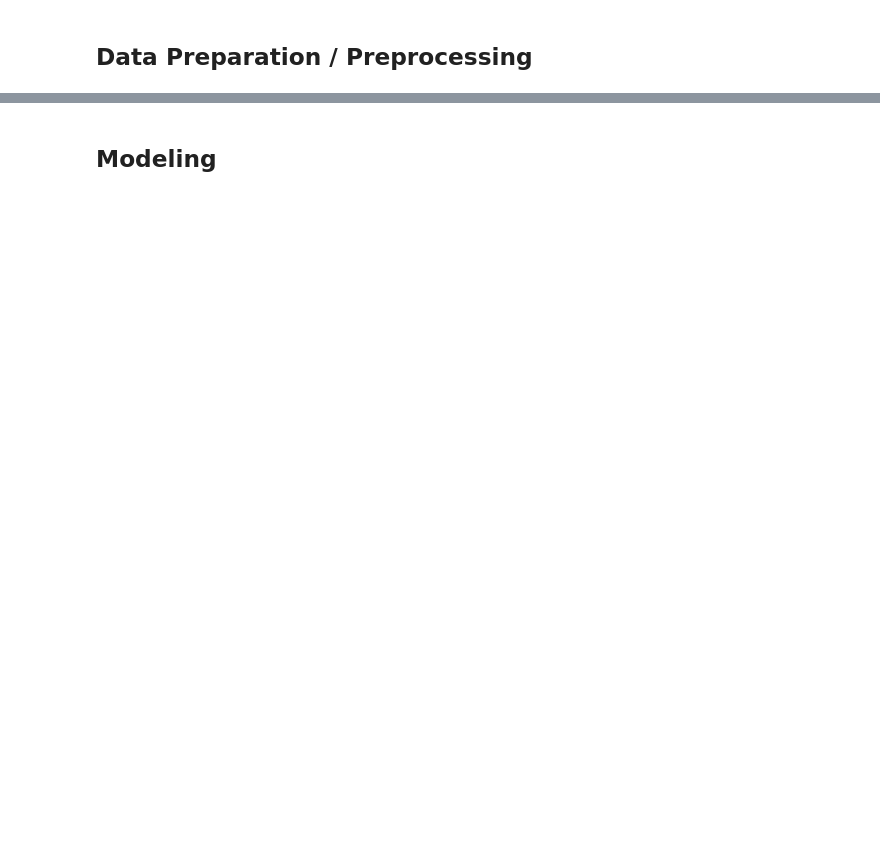
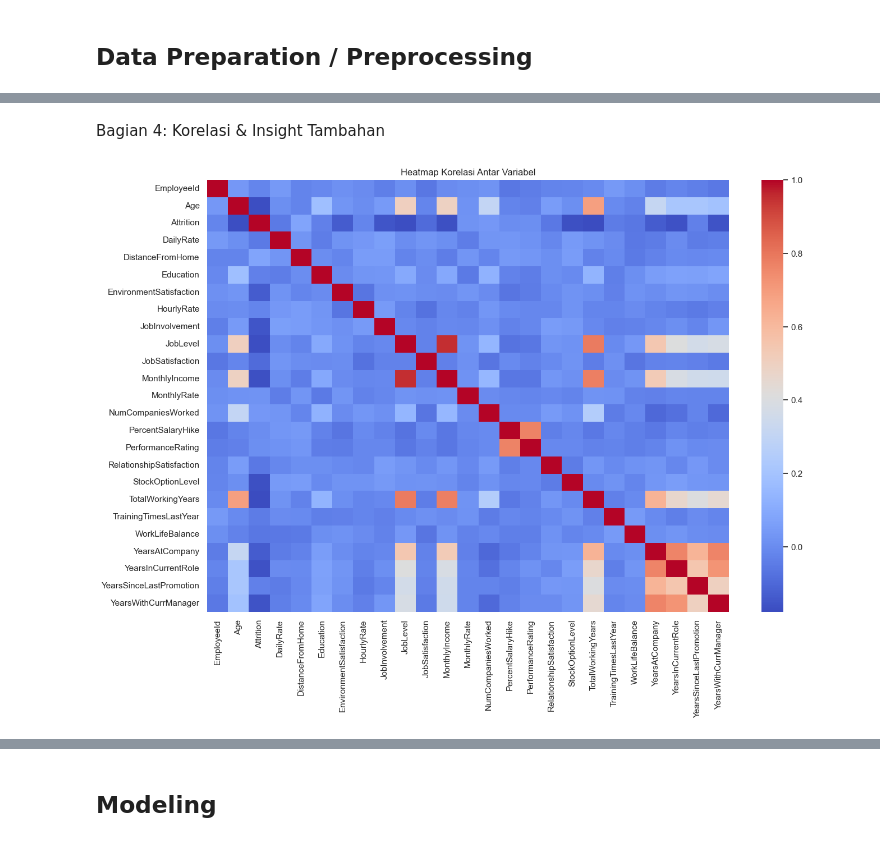
Before and after one commit to AnaRosyidah/a590_proyek_pertama, a Jupyter notebook: notebook.ipynb, the cells around one changed output, grey strips where cells are left out. Saved outputs shown, nothing was run; the diff lists cells and outputs as text; code cells hidden in the pictures; blank space fills up the shorter version.

```diff
--- a/notebook.ipynb
+++ b/notebook.ipynb
@@ -100,3 +230,14 @@ df.describe()
+# %% [markdown]
+Bagian 4: Korelasi & Insight Tambahan
+# %%
+# Korelasi antar variabel numerik
+plt.figure(figsize=(15, 10))
+numerical_only = df.select_dtypes(include=['int64', 'float64'])
+sns.heatmap(numerical_only.corr(), annot=False, cmap='coolwarm')
+plt.title('Heatmap Korelasi Antar Variabel')
+plt.show()
+# %% [output]
+[figure, added]
 # %%
 print("--- Jumlah NaN per Kolom ---")
 print(df.isnull().sum())
```
Also changed, not shown: parts of 33 cells of this notebook, 7 other files.
